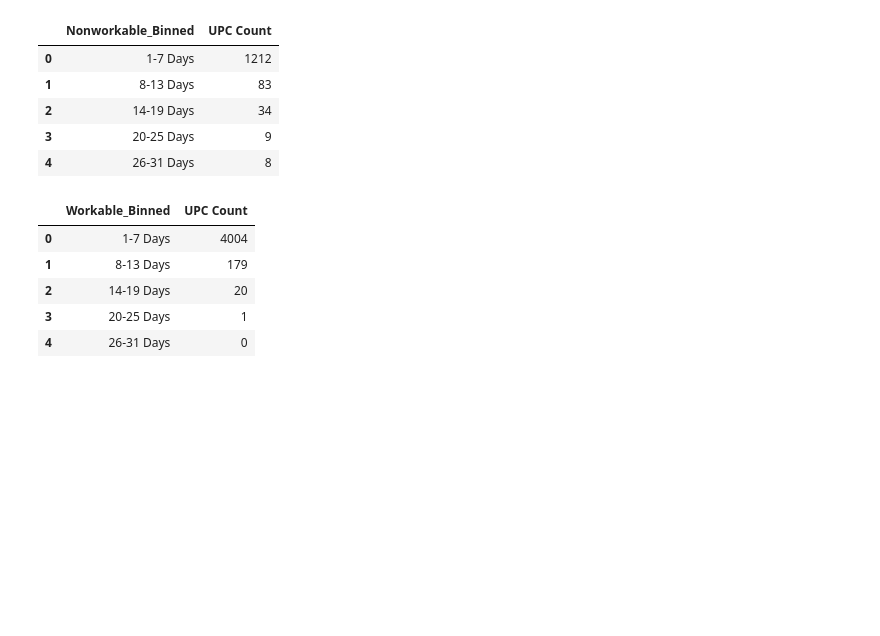
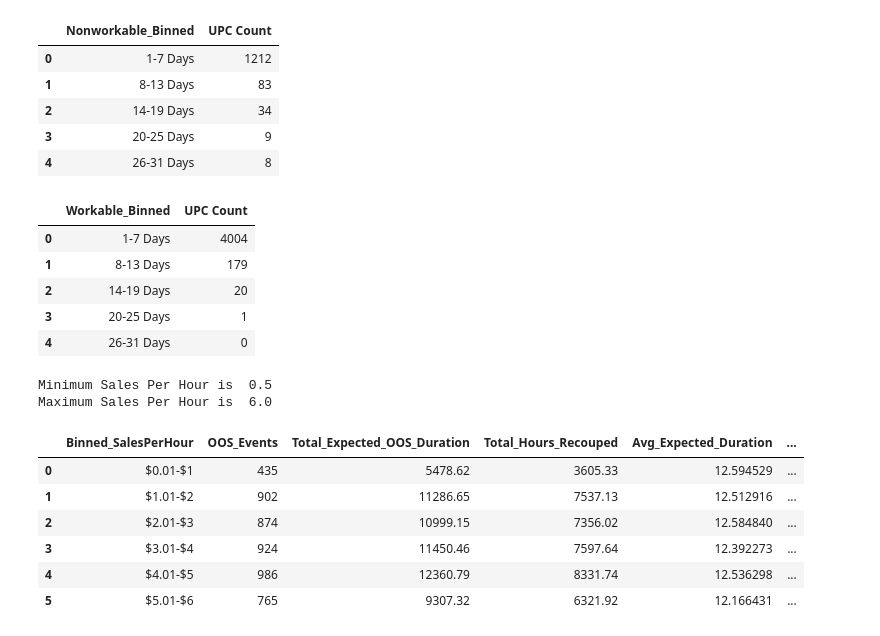
Before and after one commit to JessicaRovanpera/CaseStudies, a Jupyter notebook: JessicaRovanperaFocalSystems.ipynb, the cells around one changed output. Saved outputs shown, nothing was run; the diff lists cells and outputs as text; code cells hidden in the pictures; blank space fills up the shorter version.

```diff
--- a/JessicaRovanperaFocalSystems.ipynb
+++ b/JessicaRovanperaFocalSystems.ipynb
@@ -261,3 +211,40 @@ df_workable_binned_groupby.head()
 | 2 | 14-19 Days | 20 |
 | 3 | 20-25 Days | 1 |
 | 4 | 26-31 Days | 0 |
+# %%
+#Seeing range of values for the Sales Per Hour field
+minSales = df['Sales Per Hour'].min()
+maxSales = df['Sales Per Hour'].max()
+print("Minimum Sales Per Hour is ", minSales)
+print("Maximum Sales Per Hour is ", maxSales)
+# %% [output]
+Minimum Sales Per Hour is  0.5
+Maximum Sales Per Hour is  6.0
+# %%
+#Binning Sales Per Hour into dollar buckets
+#Given the $0.50 - $6 range of Sales Per Hour column, grouping by dollar increments more appealing for presentation
+df_sales = df[['Date','UPC','Worked','Sales Per Hour','Expected Out of Stock Duration','Hours Recouped']]
+df_sales = df_sales[df_sales.Worked == True]
+bins = np.linspace(0, 6, 7)
+group_names = ['$0.01-$1', '$1.01-$2', '$2.01-$3', '$3.01-$4', '$4.01-$5', '$5.01-$6']
+df_sales['Binned_SalesPerHour']=pd.cut(df_sales['Sales Per Hour'], bins, labels=group_names, include_lowest=True)
+df_sales_groupby = df_sales.groupby(['Binned_SalesPerHour'])['UPC'].count().reset_index(name='UPC Count')
+
+#By dollar binning increment, getting count of OOS events and sum of total hours recouped
+df_sales_groupby_detailed = df_sales.groupby(['Binned_SalesPerHour']).agg(
+    OOS_Events = ('Date','count'),
+    Total_Expected_OOS_Duration = ('Expected Out of Stock Duration','sum'),
+    Total_Hours_Recouped = ('Hours Recouped','sum'),
+    ).reset_index()
+df_sales_groupby_detailed['Avg_Expected_Duration'] = df_sales_groupby_detailed['Total_Expected_OOS_Duration'] / df_sales_groupby_detailed['OOS_Events']
+df_sales_groupby_detailed['Avg_Hours_Recouped'] = df_sales_groupby_detailed['Total_Hours_Recouped'] / df_sales_groupby_detailed['OOS_Events']
+df_sales_groupby_detailed['Pct_Recouped'] = df_sales_groupby_detailed['Total_Hours_Recouped'] / df_sales_groupby_detailed['Total_Expected_OOS_Duration']
+df_sales_groupby_detailed.head(10)
+# %% [output]
+|  | Binned_SalesPerHour | OOS_Events | Total_Expected_OOS_Duration | Total_Hours_Recouped | Avg_Expected_Duration | ... |
+| 0 | $0.01-$1 | 435 | 5478.62 | 3605.33 | 12.594529 | ... |
+| 1 | $1.01-$2 | 902 | 11286.65 | 7537.13 | 12.512916 | ... |
+| 2 | $2.01-$3 | 874 | 10999.15 | 7356.02 | 12.584840 | ... |
+| 3 | $3.01-$4 | 924 | 11450.46 | 7597.64 | 12.392273 | ... |
+| 4 | $4.01-$5 | 986 | 12360.79 | 8331.74 | 12.536298 | ... |
+| 5 | $5.01-$6 | 765 | 9307.32 | 6321.92 | 12.166431 | ... |
```
Also changed, not shown: parts of 11 cells of this notebook, 1 other file.
